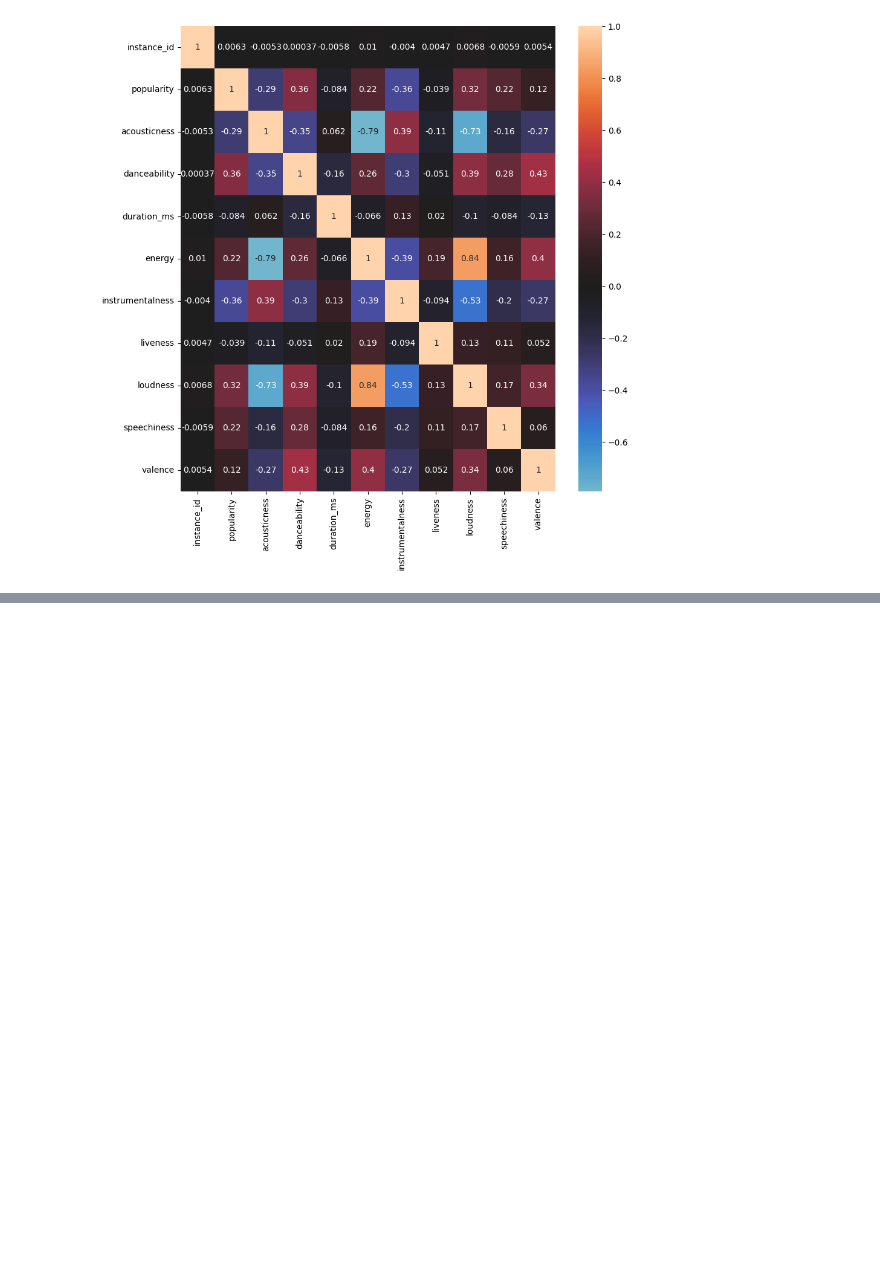
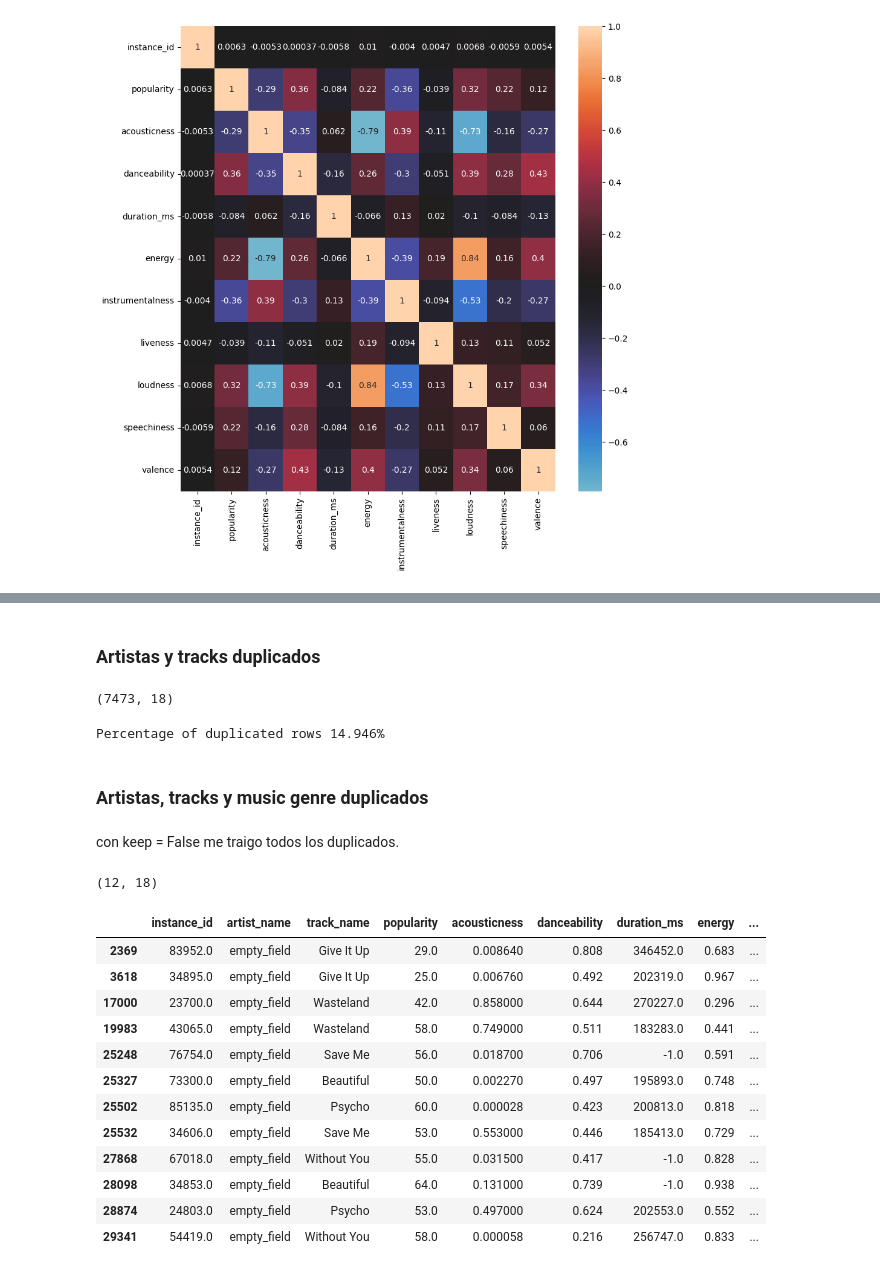
Before and after one commit to smoreyra/Solange-Moreyra-Repository, a Jupyter notebook: EDA Python.ipynb, the cells around one changed output, grey strips where cells are left out. Cells and saved outputs as stored; diff of their text form; code cells hidden in the pictures; blank space fills up the shorter version.

```diff
--- a/EDA Python.ipynb
+++ b/EDA Python.ipynb
@@ -326,0 +353,2 @@ duplicated_artist.head()
+# %% [markdown]
+### Artistas y tracks duplicados
@@ -326,0 +357,34 @@ duplicated_artist.head()
+# %%
+duplicated_artist_track.shape
+# %% [output]
+(7473, 18)
+# %%
+print("Percentage of duplicated rows {0}%".format(round(len(duplicated_artist_track)/len(df)*100,6)))
+# %% [output]
+Percentage of duplicated rows 14.946%
+# %% [markdown]
+### Artistas, tracks y music genre duplicados
+# %%
+duplicated_artist_track = df[df.duplicated(subset=['artist_name','track_name', 'music_genre'], keep=False)]
+# %% [markdown]
+con keep = False me traigo todos los duplicados.
+# %%
+duplicated_artist_track.shape
+# %% [output]
+(12, 18)
+# %%
+duplicated_artist_track
+# %% [output]
+|  | instance_id | artist_name | track_name | popularity | acousticness | danceability | duration_ms | energy | ... |
+| 2369 | 83952.0 | empty_field | Give It Up | 29.0 | 0.008640 | 0.808 | 346452.0 | 0.683 | ... |
+| 3618 | 34895.0 | empty_field | Give It Up | 25.0 | 0.006760 | 0.492 | 202319.0 | 0.967 | ... |
+| 17000 | 23700.0 | empty_field | Wasteland | 42.0 | 0.858000 | 0.644 | 270227.0 | 0.296 | ... |
+| 19983 | 43065.0 | empty_field | Wasteland | 58.0 | 0.749000 | 0.511 | 183283.0 | 0.441 | ... |
+| 25248 | 76754.0 | empty_field | Save Me | 56.0 | 0.018700 | 0.706 | -1.0 | 0.591 | ... |
+| 25327 | 73300.0 | empty_field | Beautiful | 50.0 | 0.002270 | 0.497 | 195893.0 | 0.748 | ... |
+| 25502 | 85135.0 | empty_field | Psycho | 60.0 | 0.000028 | 0.423 | 200813.0 | 0.818 | ... |
+| 25532 | 34606.0 | empty_field | Save Me | 53.0 | 0.553000 | 0.446 | 185413.0 | 0.729 | ... |
+| 27868 | 67018.0 | empty_field | Without You | 55.0 | 0.031500 | 0.417 | -1.0 | 0.828 | ... |
+| 28098 | 34853.0 | empty_field | Beautiful | 64.0 | 0.131000 | 0.739 | -1.0 | 0.938 | ... |
+| 28874 | 24803.0 | empty_field | Psycho | 53.0 | 0.497000 | 0.624 | 202553.0 | 0.552 | ... |
+| 29341 | 54419.0 | empty_field | Without You | 58.0 | 0.000058 | 0.216 | 256747.0 | 0.833 | ... |
```
Also changed, not shown: parts of 65 cells of this notebook.
